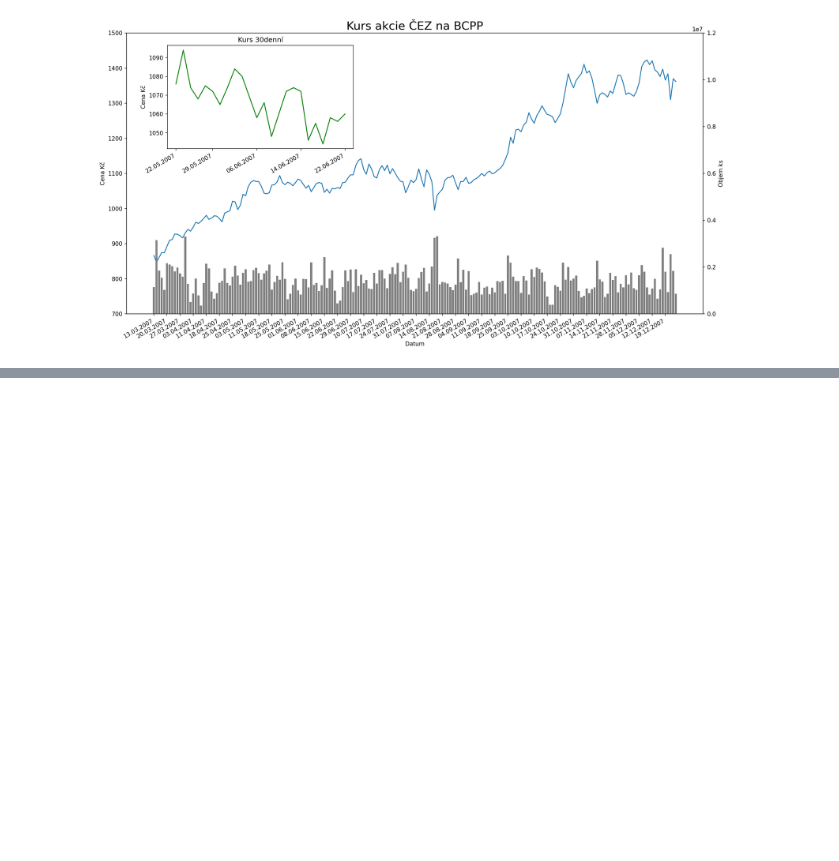
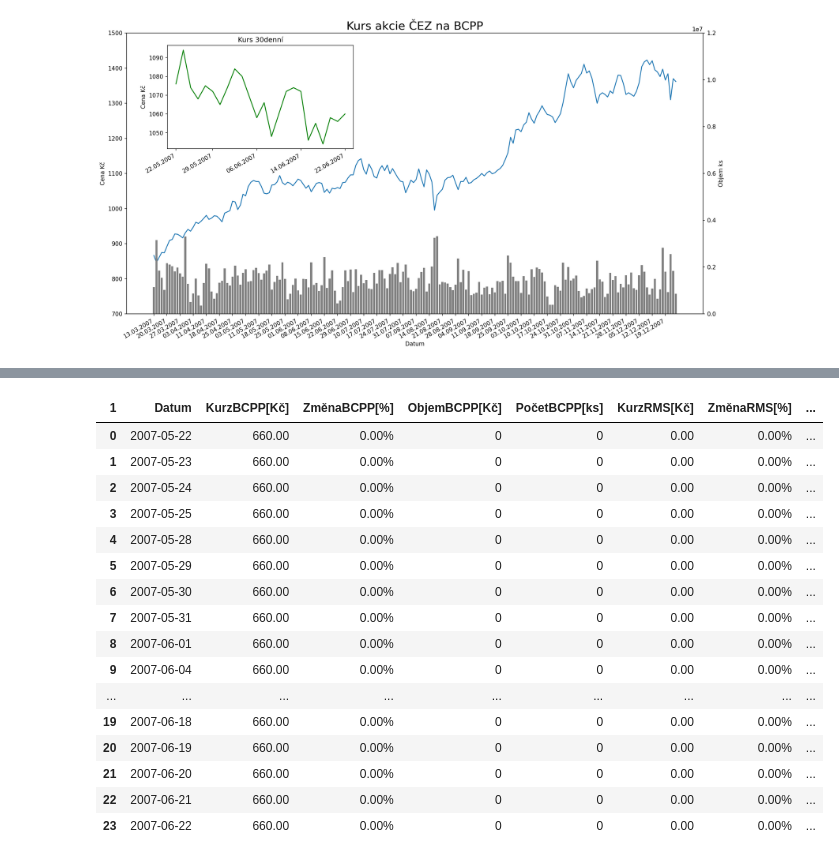
Before and after one commit to knappekl1/Posudek_R1, a Jupyter notebook: Charts_v2.ipynb, the cells around one changed output, grey strips where cells are left out. Cells and saved outputs as stored; diff of their text form; code cells hidden in the pictures; blank space fills up the shorter version.

```diff
--- a/Charts_v2.ipynb
+++ b/Charts_v2.ipynb
@@ -186,0 +210,2 @@ fig.savefig("CEZ_Chart.png", bbox_inches="tight")
+# %%
+df2["KurzRMS[Kč]"] = df2["KurzRMS[Kč]"].apply(lambda x: Decimal(x))
@@ -186,0 +214,27 @@ fig.savefig("CEZ_Chart.png", bbox_inches="tight")
+# %%
+df2["PočetRMS[ks]"] = df2["PočetRMS[ks]"].str.replace("\s+","")
+df2["PočetRMS[ks]"] = df2["PočetRMS[ks]"].apply(lambda x: Decimal(x))
+# %%
+df2_small = df2[df2["Datum"].between("2007-05-22","2007-06-22")]
+# %%
+df2_small.reset_index(drop=True,inplace=True)
+# %%
+df2_small
+# %% [output]
+| 1 | Datum | KurzBCPP[Kč] | ZměnaBCPP[%] | ObjemBCPP[Kč] | PočetBCPP[ks] | KurzRMS[Kč] | ZměnaRMS[%] | ... |
+| 0 | 2007-05-22 | 660.00 | 0.00% | 0 | 0 | 0.00 | 0.00% | ... |
+| 1 | 2007-05-23 | 660.00 | 0.00% | 0 | 0 | 0.00 | 0.00% | ... |
+| 2 | 2007-05-24 | 660.00 | 0.00% | 0 | 0 | 0.00 | 0.00% | ... |
+| 3 | 2007-05-25 | 660.00 | 0.00% | 0 | 0 | 0.00 | 0.00% | ... |
+| 4 | 2007-05-28 | 660.00 | 0.00% | 0 | 0 | 0.00 | 0.00% | ... |
+| 5 | 2007-05-29 | 660.00 | 0.00% | 0 | 0 | 0.00 | 0.00% | ... |
+| 6 | 2007-05-30 | 660.00 | 0.00% | 0 | 0 | 0.00 | 0.00% | ... |
+| 7 | 2007-05-31 | 660.00 | 0.00% | 0 | 0 | 0.00 | 0.00% | ... |
+| 8 | 2007-06-01 | 660.00 | 0.00% | 0 | 0 | 0.00 | 0.00% | ... |
+| 9 | 2007-06-04 | 660.00 | 0.00% | 0 | 0 | 0.00 | 0.00% | ... |
+| ... | ... | ... | ... | ... | ... | ... | ... | ... |
+| 19 | 2007-06-18 | 660.00 | 0.00% | 0 | 0 | 0.00 | 0.00% | ... |
+| 20 | 2007-06-19 | 660.00 | 0.00% | 0 | 0 | 0.00 | 0.00% | ... |
+| 21 | 2007-06-20 | 660.00 | 0.00% | 0 | 0 | 0.00 | 0.00% | ... |
+| 22 | 2007-06-21 | 660.00 | 0.00% | 0 | 0 | 0.00 | 0.00% | ... |
+| 23 | 2007-06-22 | 660.00 | 0.00% | 0 | 0 | 0.00 | 0.00% | ... |
```
Also changed, not shown: parts of 23 cells of this notebook.
